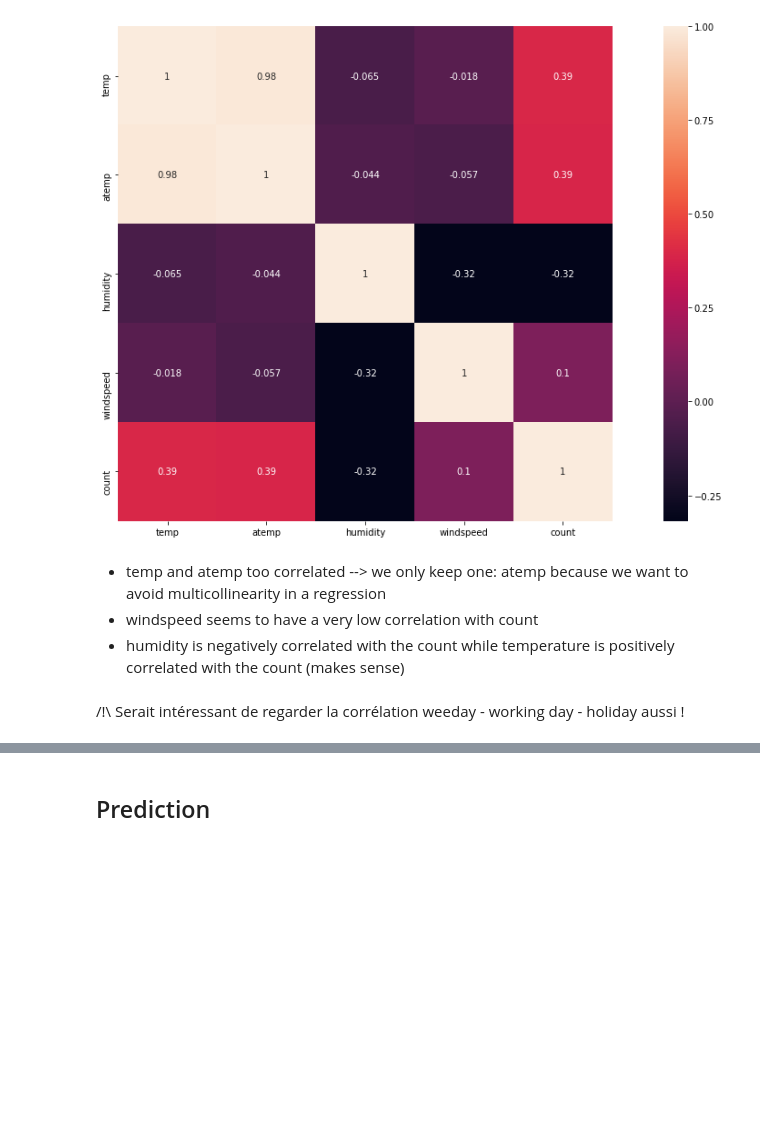
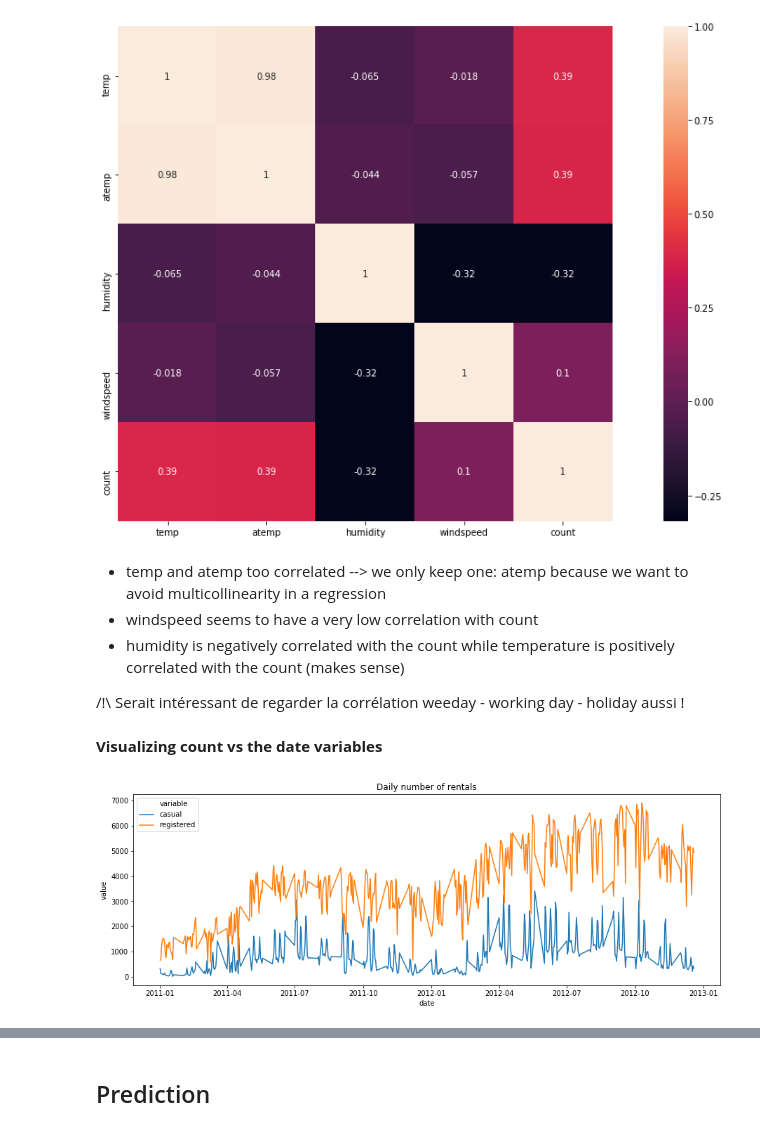
Before and after one commit to InesVA/predicting-bike-sharing-demand, a Jupyter notebook: Bike Sharing Prediction.ipynb, the cells around one changed output, grey strips where cells are left out. Cells and saved outputs as stored; diff of their text form; code cells hidden in the pictures; blank space fills up the shorter version.

```diff
--- a/Bike Sharing Prediction.ipynb
+++ b/Bike Sharing Prediction.ipynb
@@ -109,6 +115,9 @@ datasets["month"] = [int(datasets.datetime[x][5:7]) for x in range(datasets.shap
 datasets["day"] = [int(datasets.datetime[x][8:10]) for x in range(datasets.shape[0])]
 datasets["hour"] = [int(datasets.datetime[x][11:13]) for x in range(datasets.shape[0])]
 datasets["weekday"] = [datetime.datetime.strptime(datasets.datetime[x][0:10], '%Y-%m-%d').weekday() for x in range(datasets.shape[0])]
+datasets["date"] = [datetime.datetime.strptime(datasets.datetime[x][0:10], '%Y-%m-%d') for x in range(datasets.shape[0])]
+datasets["weeknumber"] = [datasets.date[x].isocalendar()[1] for x in range(datasets.shape[0])]
+datasets["monthyear"] = datasets.date.dt.to_period('M')
 # %%
 train = datasets[datasets.is_train == 1].drop(columns="is_train")
 test = datasets[datasets.is_train == 0].drop(columns="is_train")
@@ -205,5 +214,18 @@ sn.heatmap(corr_matrix, square=True,annot=True)
 - temp and atemp too correlated --> we only keep one: atemp because we want to avoid multicollinearity in a regression
 - windspeed seems to have a very low correlation with count
 - humidity is negatively correlated with the count while temperature is positively correlated with the count (makes sense)
+
+/!\ Serait intéressant de regarder la corrélation weeday - working day - holiday aussi !
-# %% [markdown]
-/!\ Serait intéressant de regarder la corrélation weeday - working day - holiday aussi !
+# %% [markdown]
+**Visualizing count vs the date variables**
+# %%
+# Aggregating values daily
+aggregationDate = train.groupby("date")["casual", "registered"].sum().reset_index().melt(id_vars=["date"])
+
+# Displaying values
+fig, axes= plt.subplots(nrows=1, ncols=1, figsize=(15,5))
+sn.lineplot(data=aggregationDate, x="date", y="value", hue="variable", hue_order=["casual", "registered"])
+plt.title("Daily number of rentals")
+plt.show()
+# %% [output]
+[figure, added]
```
Also changed, not shown: parts of 28 cells of this notebook.
